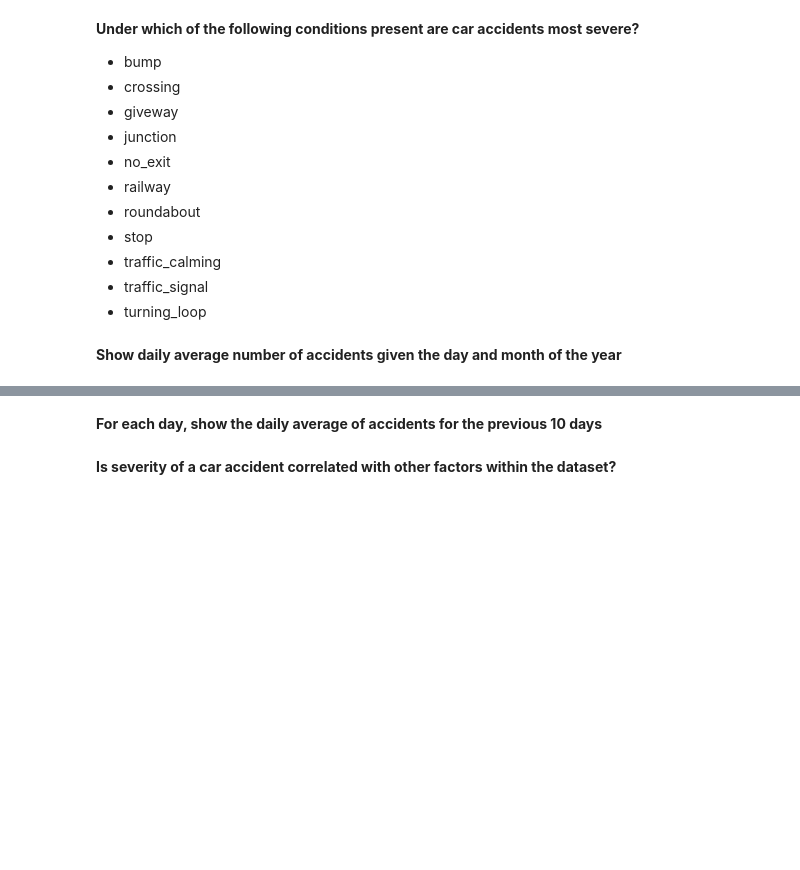
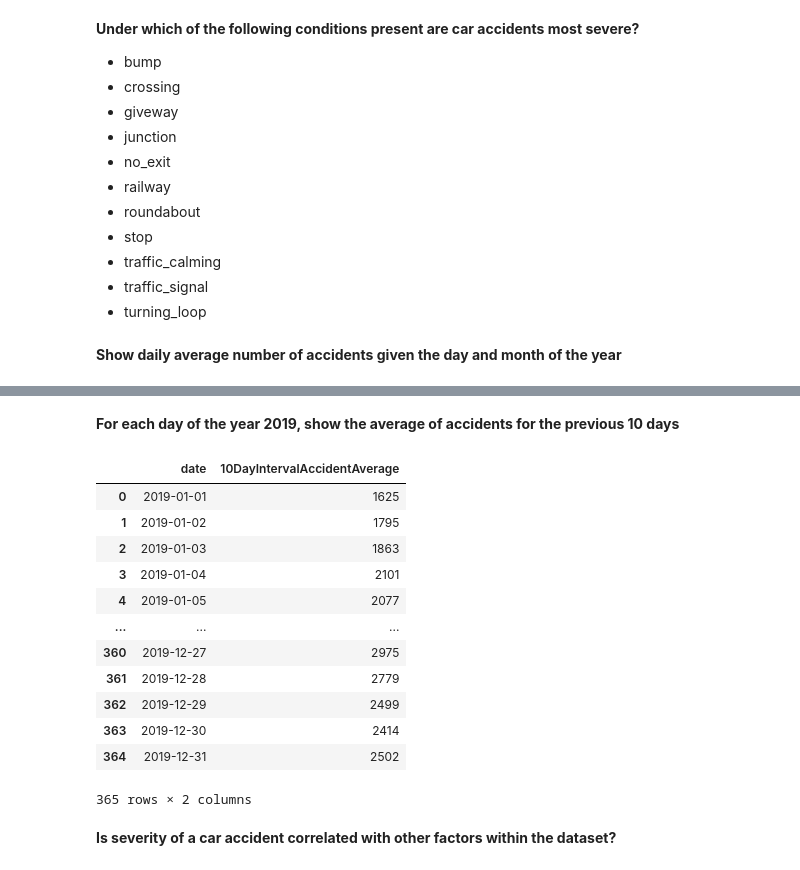
Before and after one commit to Lmamaril/Car-Accidents-ETL, a Jupyter notebook: analysis.ipynb, the cells around one changed output, grey strips where cells are left out. Saved outputs shown, nothing was run; the diff lists cells and outputs as text; code cells hidden in the pictures; blank space fills up the shorter version.

Commit message:
added window query

```diff
--- a/analysis.ipynb
+++ b/analysis.ipynb
@@ -78,7 +78,40 @@ fig.show()
 # %% [output]
 [interactive output not drawn]
 # %% [markdown]
-**For each day, show the daily average of accidents for the previous 10 days**
+**For each day of the year 2019, show the average of accidents for the previous 10 days**
+# %%
+query= """
+        SELECT * FROM
+            (SELECT ev_date, ROUND(AVG(accident_cnt)
+                OVER (ORDER BY ev_date ROWS BETWEEN 9 PRECEDING AND CURRENT ROW)::numeric, 0)
+            FROM
+                (SELECT ev_date,
+                    COUNT(accident_id) AS accident_cnt
+                FROM time
+                JOIN accidentsAnalysis on time.ev_time = accidentsAnalysis.time
+                WHERE ev_date >= '12-23-2018' AND ev_date <= '12-31-2019'
+                GROUP BY ev_date ) AS accident_day_cnt) AS untrimmed_date_range
+        WHERE ev_date >= '1-1-2019';
+    """
+
+cur.execute(query)
+data = cur.fetchall()
+df = pd.DataFrame.from_records(data, columns=['date', '10DayIntervalAccidentAverage'])
+df
+# %% [output]
+|  | date | 10DayIntervalAccidentAverage |
+| 0 | 2019-01-01 | 1625 |
+| 1 | 2019-01-02 | 1795 |
+| 2 | 2019-01-03 | 1863 |
+| 3 | 2019-01-04 | 2101 |
+| 4 | 2019-01-05 | 2077 |
+| ... | ... | ... |
+| 360 | 2019-12-27 | 2975 |
+| 361 | 2019-12-28 | 2779 |
+| 362 | 2019-12-29 | 2499 |
+| 363 | 2019-12-30 | 2414 |
+| 364 | 2019-12-31 | 2502 |
+365 rows × 2 columns
 # %% [markdown]
 **Is severity of a car accident correlated with other factors within the dataset?**
 # %%
```
Also changed, not shown: parts of 1 cell of this notebook.
